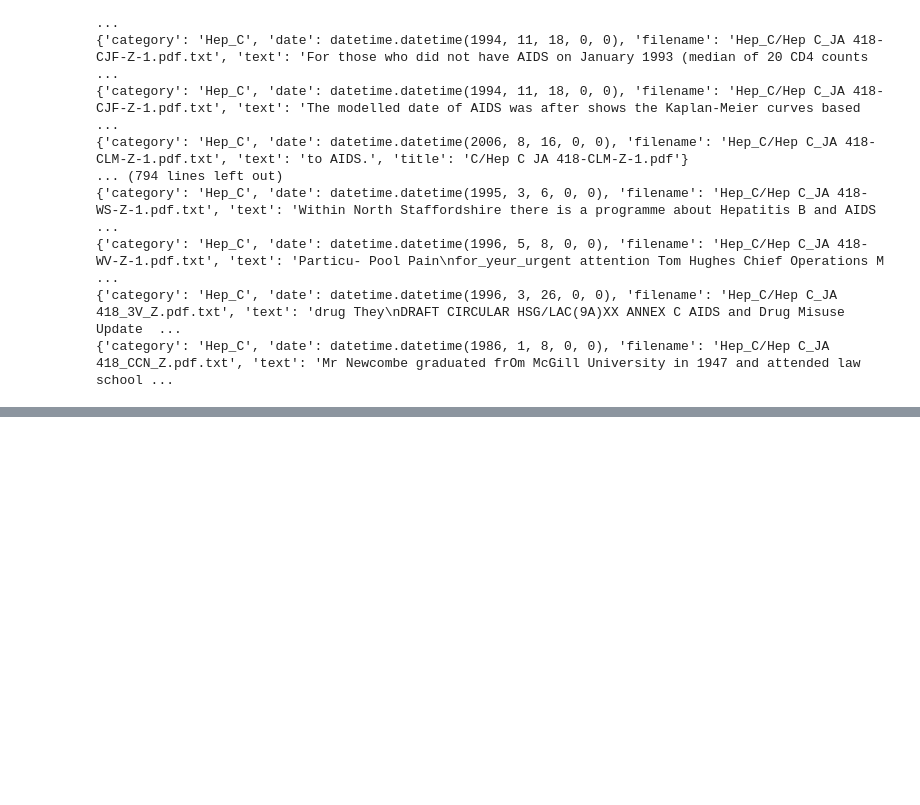
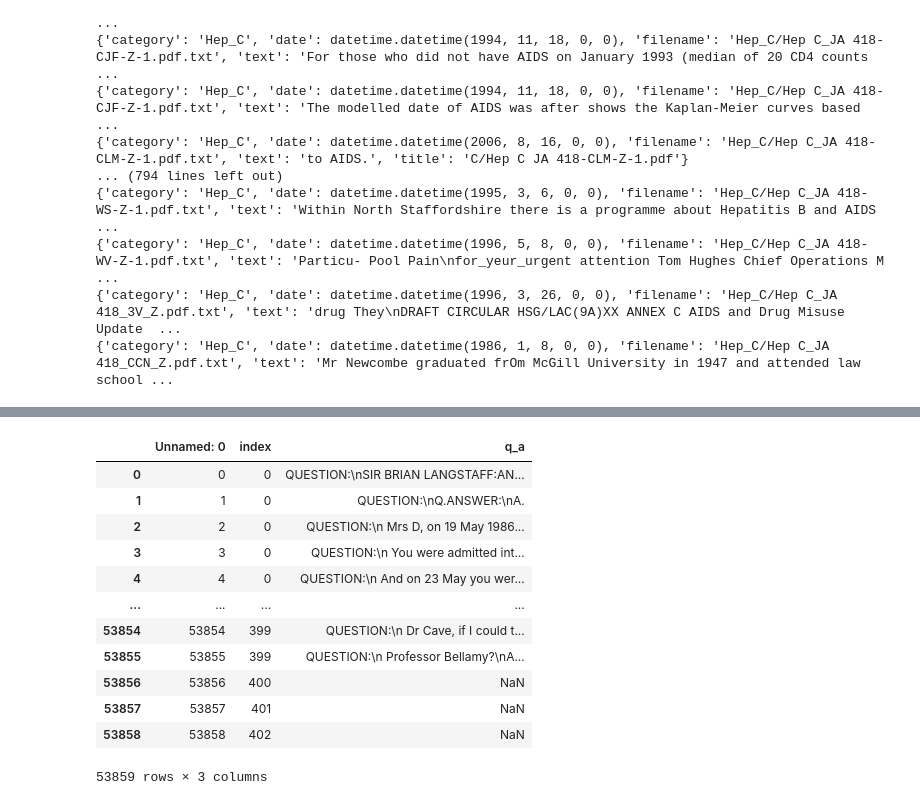
Before and after one commit to pnadelofficial/taylor_simple_search, a Jupyter notebook: testing.ipynb, the cells around one changed output, grey strips where cells are left out. Saved outputs shown, nothing was run; the diff lists cells and outputs as text; code cells hidden in the pictures; blank space fills up the shorter version.

```diff
--- a/testing.ipynb
+++ b/testing.ipynb
@@ -314,0 +344,16 @@ with ix.searcher() as searcher:
+# %%
+pd.read_csv('./data/npi/transcripts/all_transcripts.csv')
+# %% [output]
+|  | Unnamed: 0 | index | q_a |
+| 0 | 0 | 0 | QUESTION:\nSIR BRIAN LANGSTAFF:AN... |
+| 1 | 1 | 0 | QUESTION:\nQ.ANSWER:\nA. |
+| 2 | 2 | 0 | QUESTION:\n Mrs D, on 19 May 1986... |
+| 3 | 3 | 0 | QUESTION:\n You were admitted int... |
+| 4 | 4 | 0 | QUESTION:\n And on 23 May you wer... |
+| ... | ... | ... | ... |
+| 53854 | 53854 | 399 | QUESTION:\n Dr Cave, if I could t... |
+| 53855 | 53855 | 399 | QUESTION:\n Professor Bellamy?\nA... |
+| 53856 | 53856 | 400 | NaN |
+| 53857 | 53857 | 401 | NaN |
+| 53858 | 53858 | 402 | NaN |
+53859 rows × 3 columns
```
Also changed, not shown: parts of 7 cells of this notebook, 2 other files.
